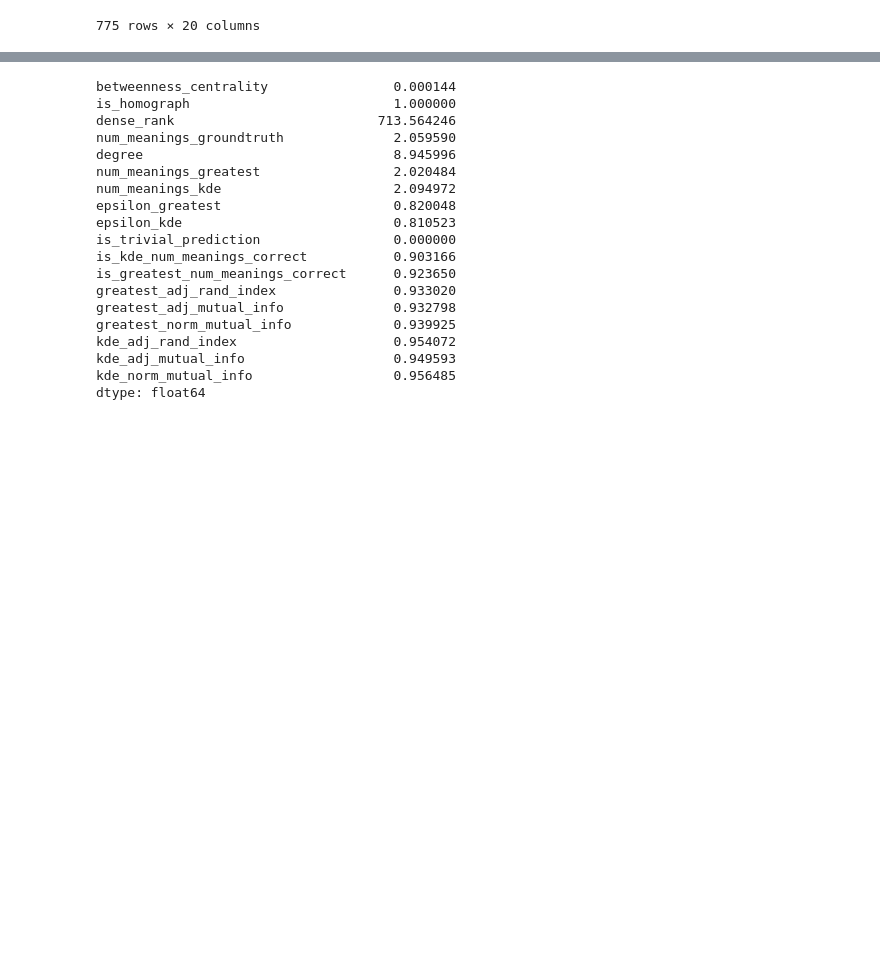
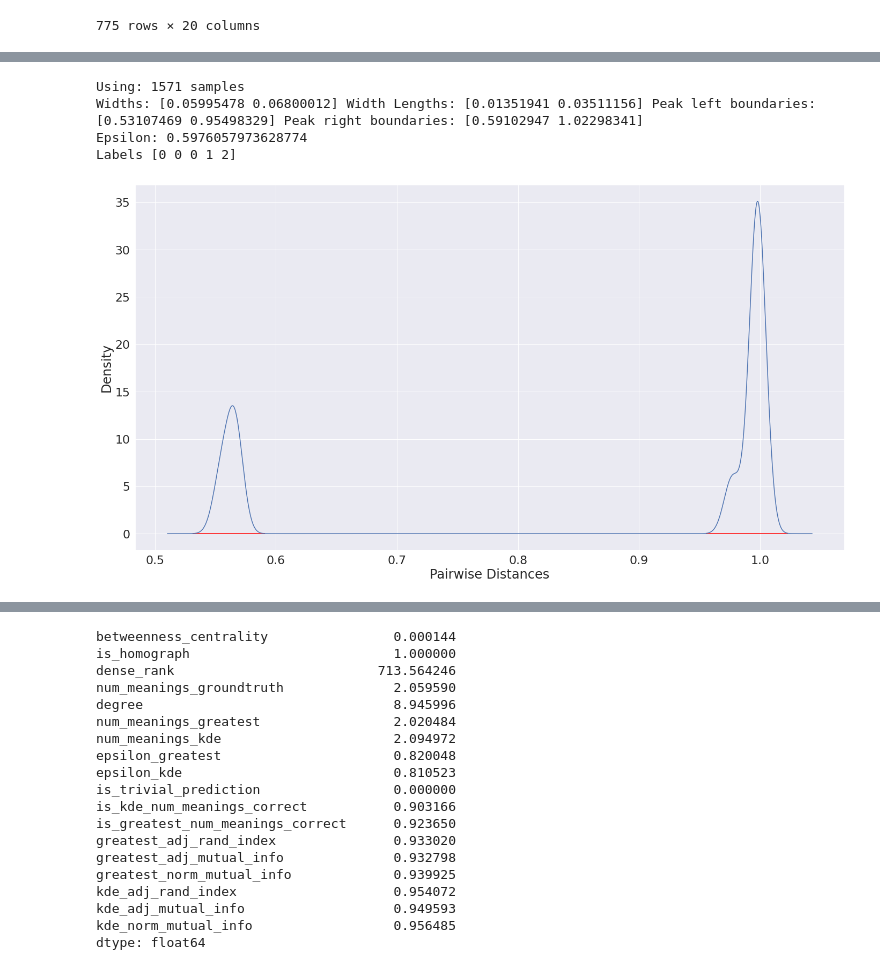
Before and after one commit to northeastern-datalab/domain_net, a Jupyter notebook: network_analysis/notebooks/num_meanings/pairwise_measures.ipynb, the cells around one changed output, grey strips where cells are left out. Cells and saved outputs as stored; diff of their text form; code cells hidden in the pictures; blank space fills up the shorter version.

```diff
--- a/network_analysis/notebooks/num_meanings/pairwise_measures.ipynb
+++ b/network_analysis/notebooks/num_meanings/pairwise_measures.ipynb
@@ -263,6 +268,30 @@ def run_cluster_evaluation_df(df, G, labels_greatest, labels_kde, node_to_idx_di
         df.loc[df['node'] == node, 'kde_norm_mutual_info'] = get_clustering_evaluation_score(labels_pred=labels_kde[node], idx_to_nodes=node_to_idx_dict[node], G=G, measure='norm_mutual_info')
 
     return df
+# %%
+def get_density_fig_for_node(node, fig, node_to_matrix_dict, num_samples=1000, boundary_proportion=0.1, bandwidth_multiplier=20, dynamic_num_samples=True, log_base=10, rel_height=0.999):
+    '''
+    Create the KDE distribution plot for a given ndoe
+    '''
+    vals = get_vals_in_range(node_to_matrix_dict[node], lower_bound=0, upper_bound=1)
+    num_samples = 2000
+    density, samples, samples_lower_bnd, samples_upper_bnd = get_kde(vals, bandwidth_multiplier=bandwidth_multiplier, num_samples=num_samples, boundary_proportion=boundary_proportion, dynamic_num_samples=dynamic_num_samples, log_base=log_base)
+    print('Using:', len(samples), 'samples')
+    widths, width_heights, left_pos, right_pos = get_peak_widths(density, samples_lower_bnd, samples_upper_bnd, num_samples=len(samples), rel_height=rel_height)
+    print('Widths:', widths, 'Width Lengths:', width_heights, 'Peak left boundaries:', left_pos, 'Peak right boundaries:', right_pos)
+
+    epsilon = get_epsilon(node_to_matrix_dict[node], lower_bound=0, upper_bound=1, mode='kde', num_samples=len(samples), rel_height=rel_height, bandwidth_multiplier=bandwidth_multiplier, dynamic_num_samples=dynamic_num_samples, log_base=log_base)
+    print('Epsilon:', epsilon)
+
+    labels = DBSCAN(min_samples=1, metric='precomputed', eps=epsilon).fit_predict(node_to_matrix_dict[node])
+    print("Labels", labels)
+
+    # Make the Plot
+    ax = fig.add_subplot(1,1,1) # here is where you add the subplot to f
+    plt.plot(samples, density)
+    plt.hlines(y=width_heights, xmin=left_pos, xmax=right_pos, colors='red')
+    plt.ylabel('Density');plt.xlabel('Pairwise Distances');plt.tight_layout()
+    return fig
 # %% [markdown]
 # Jaccard Similarity (Synthetic Dataset)
 # %%
@@ -791,2 +828,12 @@ print(utils.graph_helpers.get_cell_node_column_names(G, node))
+# %%
+f = plt.figure()
+f = get_density_fig_for_node(node, fig=f, node_to_matrix_dict=node_to_matrix_dict, num_samples=2000, boundary_proportion=0.1, bandwidth_multiplier=20, dynamic_num_samples=True, log_base=10, rel_height=0.999)
+f.savefig('../../figures/num_meanings/clustering/synthetic_benchmark_large2/Annapolis.svg')
+# %% [output]
+Using: 1571 samples
+Widths: [0.05995478 0.06800012] Width Lengths: [0.01351941 0.03511156] Peak left boundaries: [0.53107469 0.95498329] Peak right boundaries: [0.59102947 1.02298341]
+Epsilon: 0.5976057973628774
+Labels [0 0 0 1 2]
+[figure, added]
 # %%
 vals = get_vals_in_range(node_to_matrix_dict[node], lower_bound=0, upper_bound=1)
```
Also changed, not shown: parts of 14 cells of this notebook, 2 other files.
